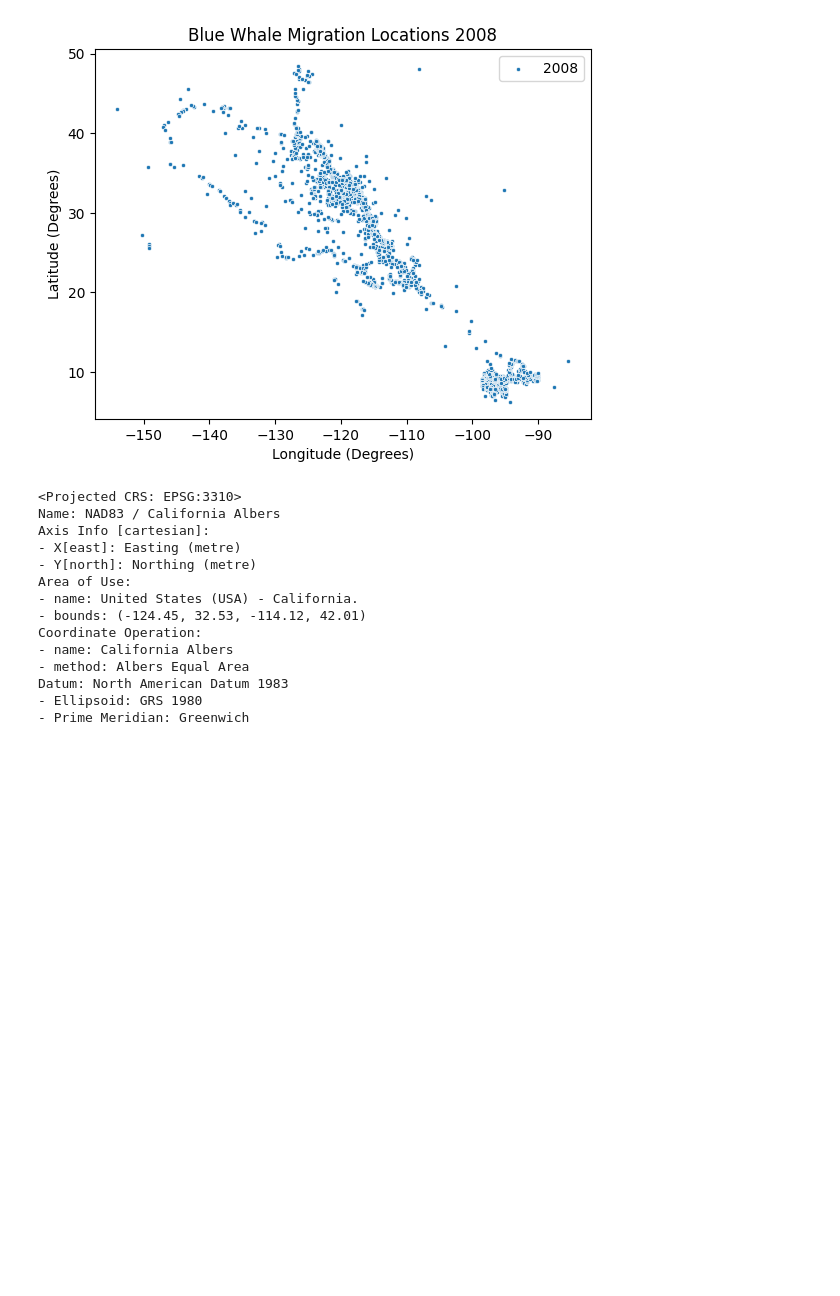
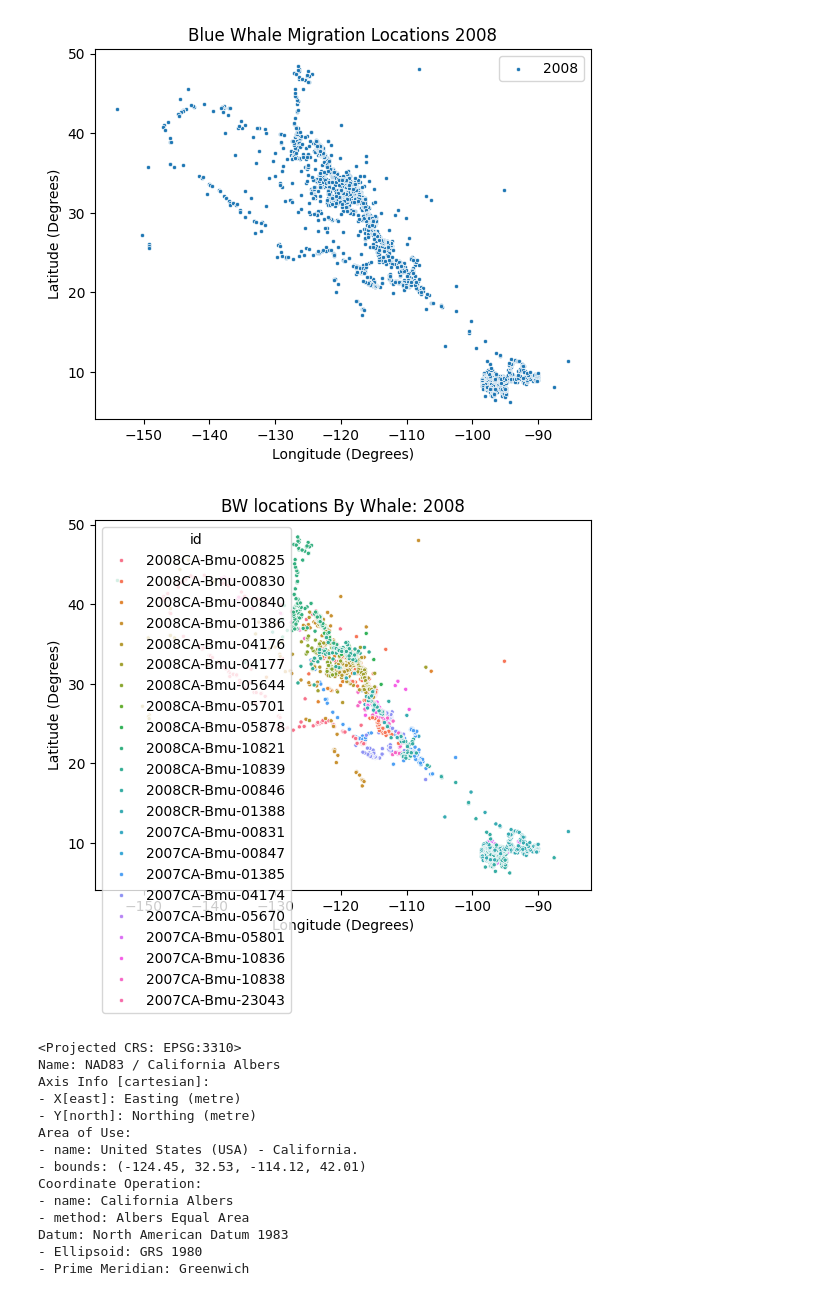
Before and after one commit to alyghanson/migration, a Jupyter notebook: whales/extent.ipynb, the cells around one changed output. Cells and saved outputs as stored; diff of their text form; code cells hidden in the pictures; blank space fills up the shorter version.

```diff
--- a/whales/extent.ipynb
+++ b/whales/extent.ipynb
@@ -125,6 +127,14 @@ plt.ylabel('Latitude (Degrees)')
 plt.savefig('exports/Whales_locations_2008.png', bbox_inches='tight')
 # %% [output]
 [figure]
+# %%
+sns.scatterplot(data=w2008, y="lat", x="long", marker='.', hue='id');
+plt.title('BW locations By Whale: 2008')
+plt.xlabel('Longitude (Degrees)')
+plt.ylabel('Latitude (Degrees)')
+plt.savefig('exports/Whales_locations_2008.png', bbox_inches='tight')
+# %% [output]
+[figure, added]
 # %%
 #project for finding distances
 w1999_proj = w1999.to_crs(epsg=3310)
```
Also changed, not shown: parts of 6 cells of this notebook, 6 other files.
